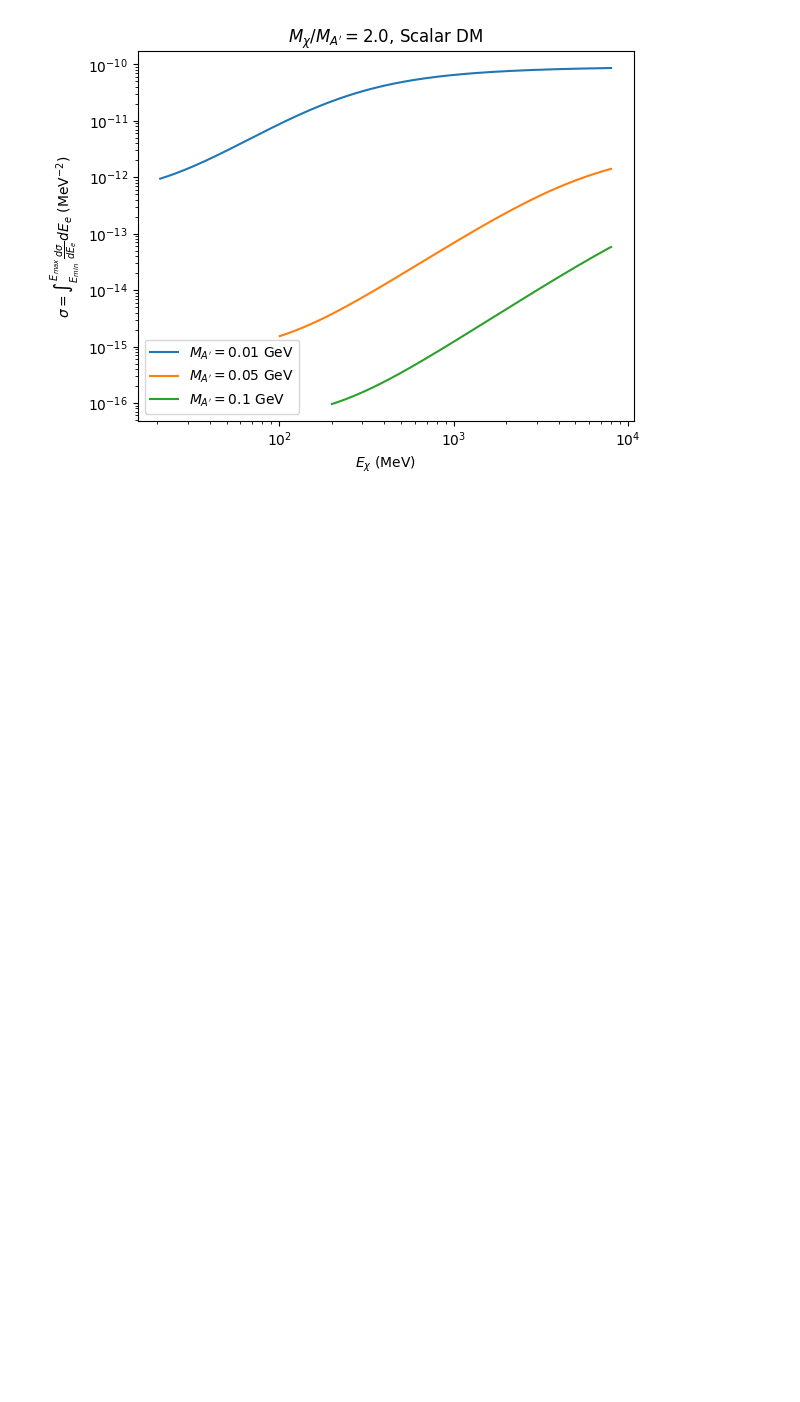
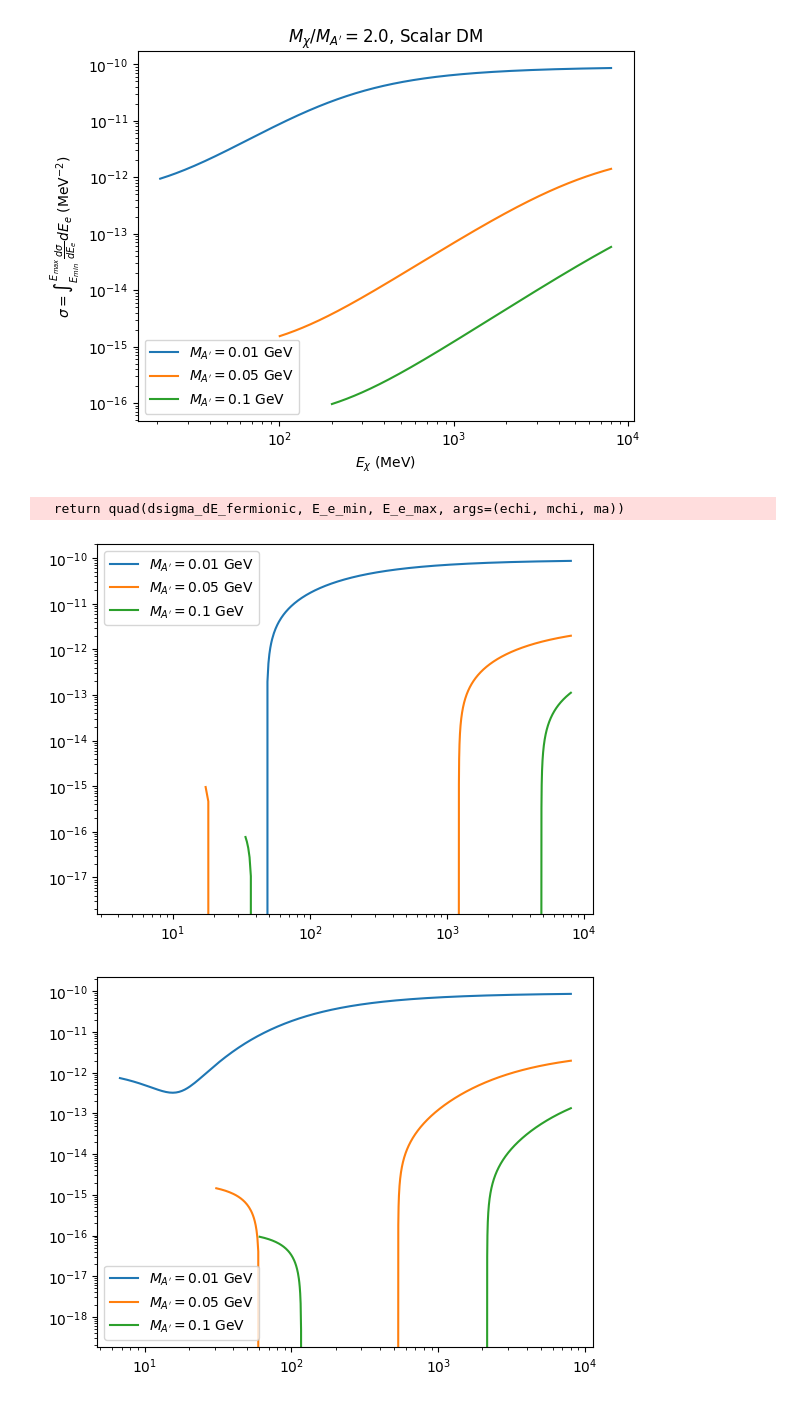
Before and after one commit to amh-137/DarkElectronScatter, a Jupyter notebook: notebooks/BdNMC_distributions.ipynb, the cells around one changed output. Saved outputs shown, nothing was run; the diff lists cells and outputs as text; code cells hidden in the pictures; blank space fills up the shorter version.

Commit message:
quad integrated

```diff
--- a/notebooks/BdNMC_distributions.ipynb
+++ b/notebooks/BdNMC_distributions.ipynb
@@ -46,7 +46,7 @@ alphaEM = 1/137
 alphaD = 0.1
 Me = 0.511
 
-def dsigma_dE_fermionic(EDM, Ee, MDM, MDP):
+def dsigma_dE_fermionic(Ee, EDM, MDM, MDP):
     coef = 4 * np.pi * kappa * kappa * alphaEM * alphaD
     Nominator = (EDM * EDM * Me + EDM * (EDM * Me + 2 * Me * (-Ee + Me)) + (Ee - Me) * ((Ee - 2 * Me) * Me - MDP * MDP))
     Denominator = (((MDP * MDP + 2 * (Ee - Me) * Me)**2) * (EDM * EDM - MDM * MDM))
@@ -224,3 +224,39 @@ for dt in dts:
 [figure]
 [figure]
 [figure]
+# %%
+# use scipy to integrate dsigma_dE
+
+def integrator(E_e_max : float, E_e_min : float, echi : float, mchi : float, ma : float):
+    return quad(dsigma_dE_fermionic, E_e_min, E_e_max, args=(echi, mchi, ma))
+
+dts = [0.33, 0.6, 2.0]
+MAs = [0.01*1000, 0.05*1000, 0.1*1000] # MeV
+
+for dt in dts:
+    fig = plt.figure()
+    ax = fig.add_subplot(111)
+    for ma in MAs:
+
+        mchi = dt * ma
+        EDM = np.linspace(mchi, 8000, 10000) # mchi to 8 GeV is typical for 0.33, eta, 0.05 MA
+
+        cx = []
+        for echi in EDM:
+            E_e_min = Ee_theta(np.pi/2, echi, mchi)
+            E_e_max = Ee_theta(0, echi, mchi)
+            cx.append(integrator(E_e_max, E_e_min, echi, mchi, ma)[0])
+
+
+        #print(cx)
+        #print(f"plotting {ma}")
+        ax.plot(EDM, cx, label=r"$M_{A'}=$"+f'{ma/1000} GeV')
+
+    ax.legend()
+    ax.loglog()
+
+    plt.show()
+# %% [output]
+  return quad(dsigma_dE_fermionic, E_e_min, E_e_max, args=(echi, mchi, ma))
+[figure, added]
+[figure, added]
```
Also changed, not shown: parts of 2 cells of this notebook.
